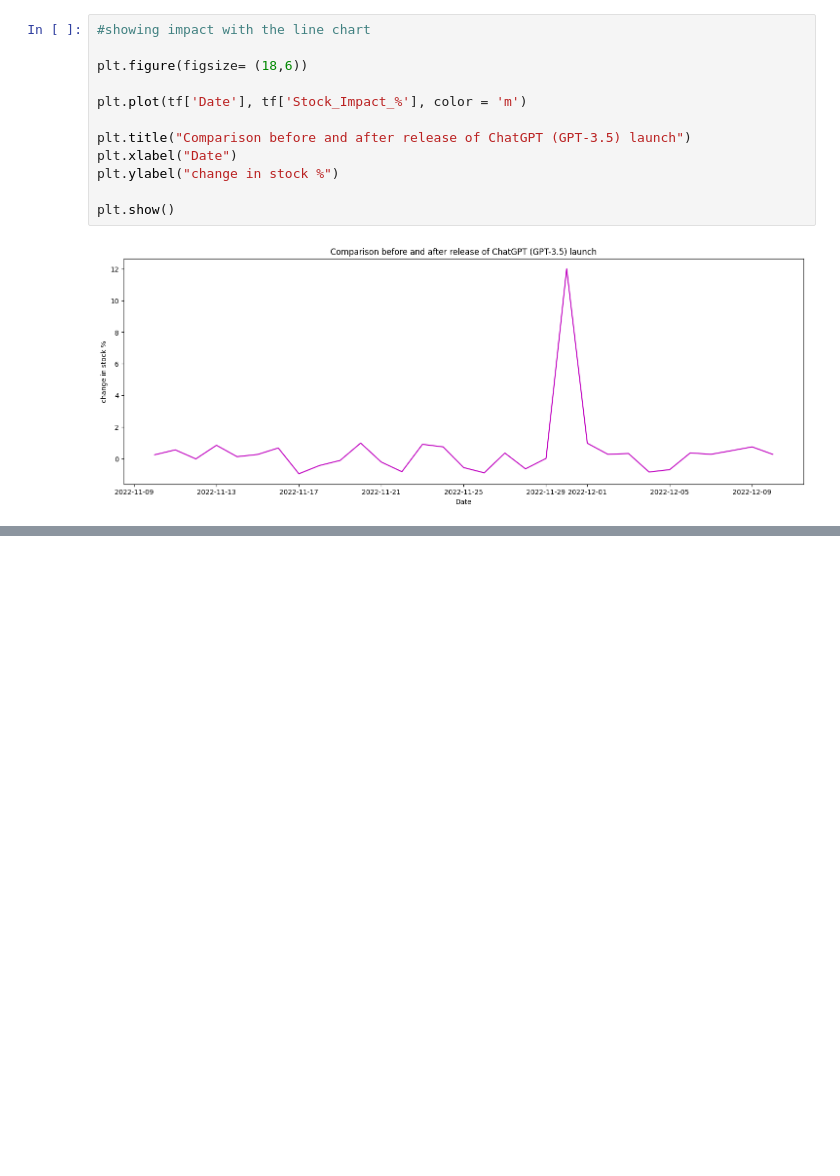
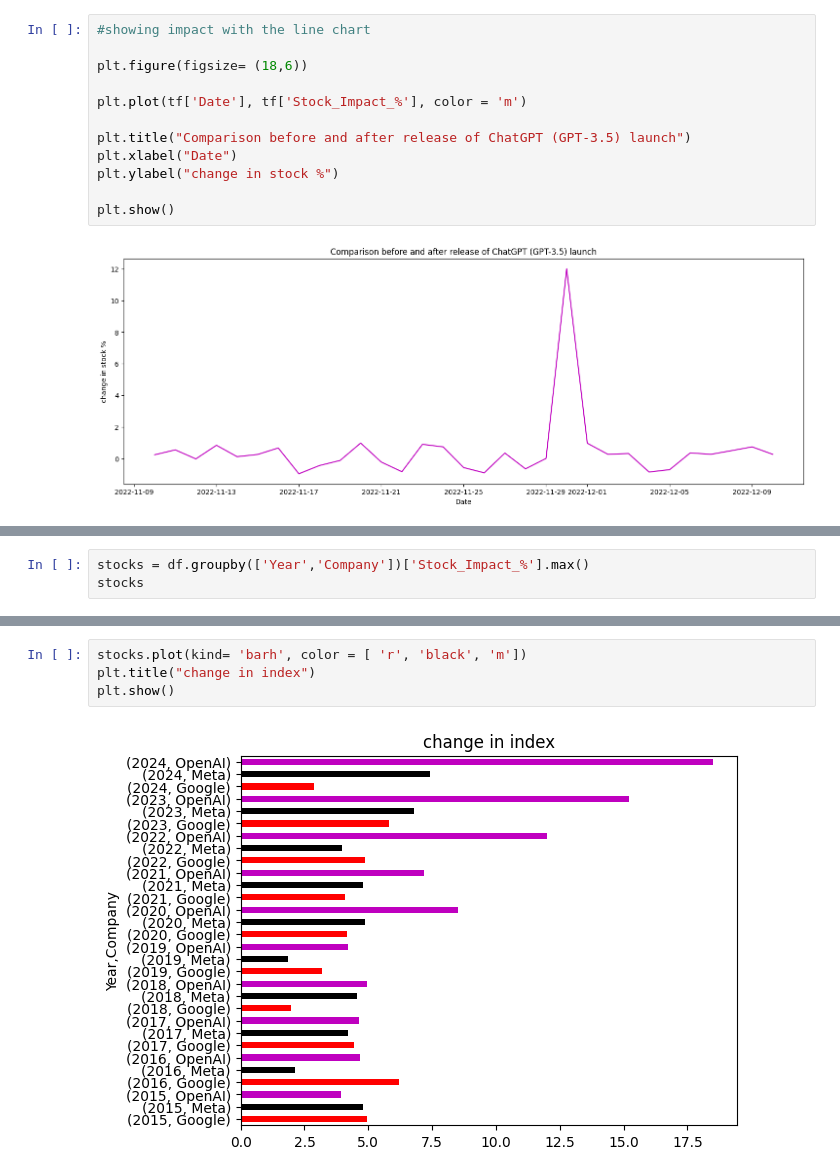
Before and after one commit to faixankh07-dvader/DATA-ANALYSIS-PYTHON-PANDAS, a Jupyter notebook: AI FINANCIAL MARKET ANALYSIS/main.ipynb, the cells around one changed output, grey strips where cells are left out. Cells and saved outputs as stored; diff of their text form; blank space fills up the shorter version.

```diff
--- a/AI FINANCIAL MARKET ANALYSIS/main.ipynb
+++ b/AI FINANCIAL MARKET ANALYSIS/main.ipynb
@@ -518,0 +551,3 @@ plt.show()
+# %%
+stocks = df.groupby(['Year','Company'])['Stock_Impact_%'].max()
+stocks
@@ -518,0 +572,6 @@ plt.show()
+# %%
+stocks.plot(kind= 'barh', color = [ 'r', 'black', 'm'])
+plt.title("change in index")
+plt.show()
+# %% [output]
+[figure, added]
```
Also changed, not shown: parts of 5 cells of this notebook.
